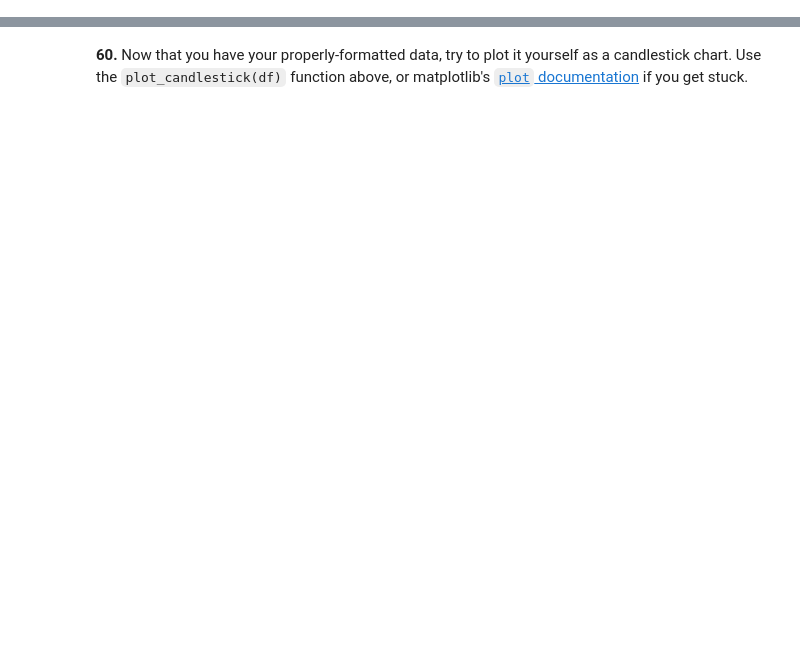
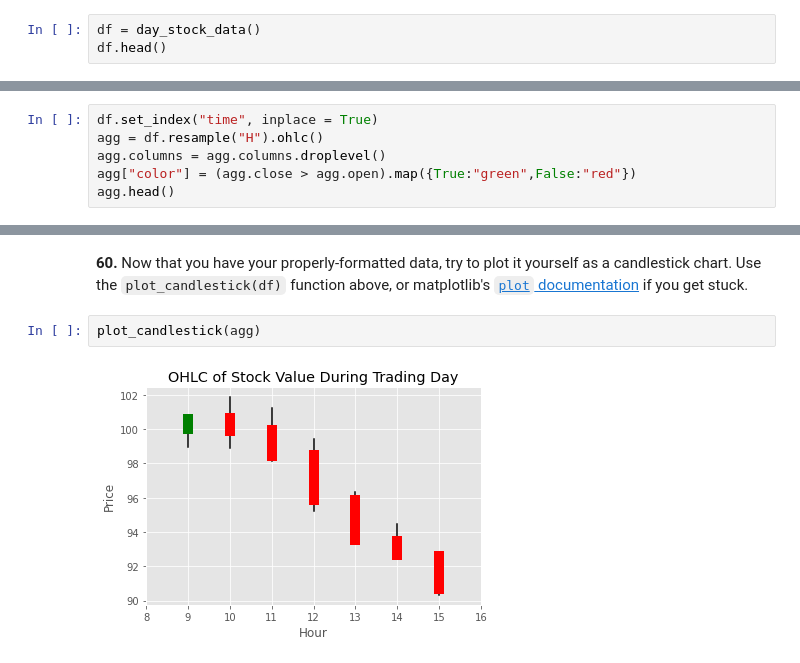
Before and after one commit to Shubh4545/Assignment, a Jupyter notebook: pandas_tasks.ipynb, the cells around one changed output, grey strips where cells are left out. Cells and saved outputs as stored; diff of their text form; blank space fills up the shorter version.

````diff
--- a/pandas_tasks.ipynb
+++ b/pandas_tasks.ipynb
@@ -684,3 +919,6 @@ def plot_candlestick(agg):
     plt.show()
 # %% [markdown]
 **59.** Generate a day's worth of random stock data, and aggregate / reformat it so that it has hourly summaries of the opening, highest, lowest, and closing prices
+# %%
+df = day_stock_data()
+df.head()
@@ -686,0 +932,6 @@ def plot_candlestick(agg):
+# %%
+df.set_index("time", inplace = True)
+agg = df.resample("H").ohlc()
+agg.columns = agg.columns.droplevel()
+agg["color"] = (agg.close > agg.open).map({True:"green",False:"red"})
+agg.head()
@@ -687,2 +946,6 @@ def plot_candlestick(agg):
 # %% [markdown]
 **60.** Now that you have your properly-formatted data, try to plot it yourself as a candlestick chart.  Use the ```plot_candlestick(df)``` function above, or matplotlib's [```plot``` documentation](https://matplotlib.org/api/_as_gen/matplotlib.axes.Axes.plot.html) if you get stuck.
+# %%
+plot_candlestick(agg)
+# %% [output]
+[figure, added]
````
Also changed, not shown: parts of 31 cells of this notebook.
